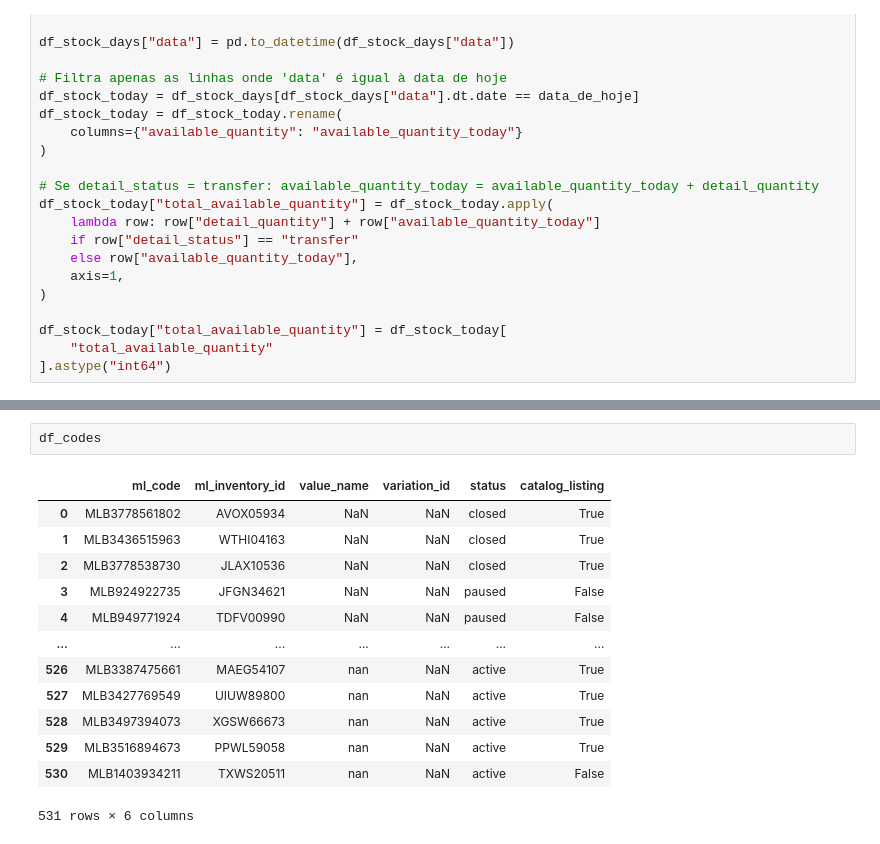
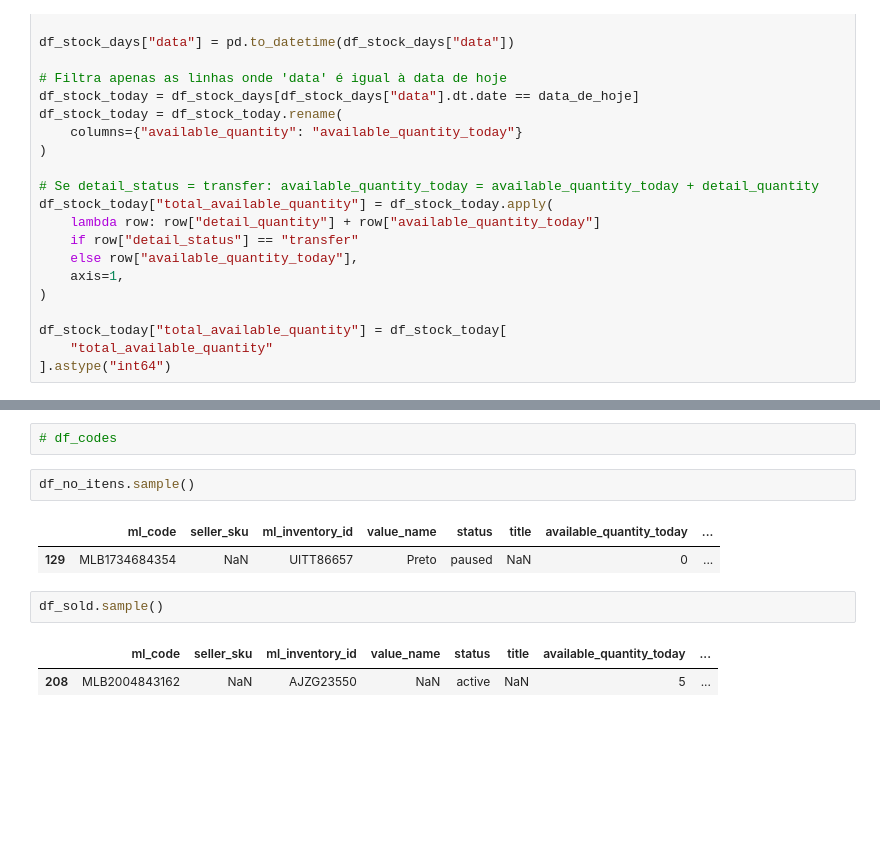
Before and after one commit to lpcoutinho/mcenter_streamlit, a Jupyter notebook: Notebooks/send_fulfillment.ipynb, the cells around one changed output, grey strips where cells are left out. Cells and saved outputs as stored; diff of their text form; blank space fills up the shorter version.

```diff
--- a/Notebooks/send_fulfillment.ipynb
+++ b/Notebooks/send_fulfillment.ipynb
@@ -424,16 +417,12 @@ df_stock_today
-# %%
-df_codes
-# %% [output]
-|  | ml_code | ml_inventory_id | value_name | variation_id | status | catalog_listing |
-| 0 | MLB3778561802 | AVOX05934 | NaN | NaN | closed | True |
-| 1 | MLB3436515963 | WTHI04163 | NaN | NaN | closed | True |
-| 2 | MLB3778538730 | JLAX10536 | NaN | NaN | closed | True |
-| 3 | MLB924922735 | JFGN34621 | NaN | NaN | paused | False |
-| 4 | MLB949771924 | TDFV00990 | NaN | NaN | paused | False |
-| ... | ... | ... | ... | ... | ... | ... |
-| 526 | MLB3387475661 | MAEG54107 | nan | NaN | active | True |
-| 527 | MLB3427769549 | UIUW89800 | nan | NaN | active | True |
-| 528 | MLB3497394073 | XGSW66673 | nan | NaN | active | True |
-| 529 | MLB3516894673 | PPWL59058 | nan | NaN | active | True |
-| 530 | MLB1403934211 | TXWS20511 | nan | NaN | active | False |
-531 rows × 6 columns
+# %%
+# df_codes
+# %%
+df_no_itens.sample()
+# %% [output]
+|  | ml_code | seller_sku | ml_inventory_id | value_name | status | title | available_quantity_today | ... |
+| 129 | MLB1734684354 | NaN | UITT86657 | Preto | paused | NaN | 0 | ... |
+# %%
+df_sold.sample()
+# %% [output]
+|  | ml_code | seller_sku | ml_inventory_id | value_name | status | title | available_quantity_today | ... |
+| 208 | MLB2004843162 | NaN | AJZG23550 | NaN | active | NaN | 5 | ... |
```
Also changed, not shown: parts of 9 cells of this notebook, 14 other files.
